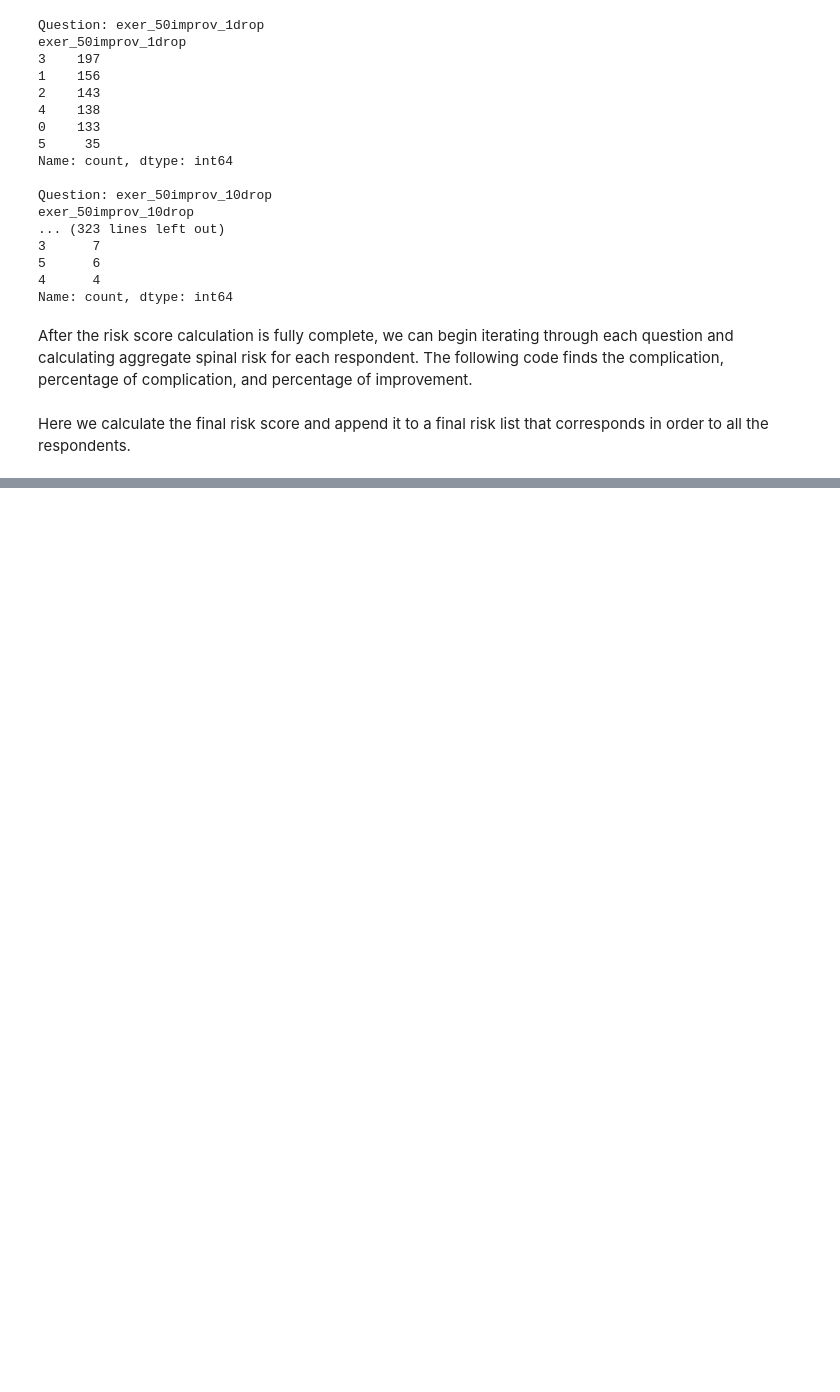
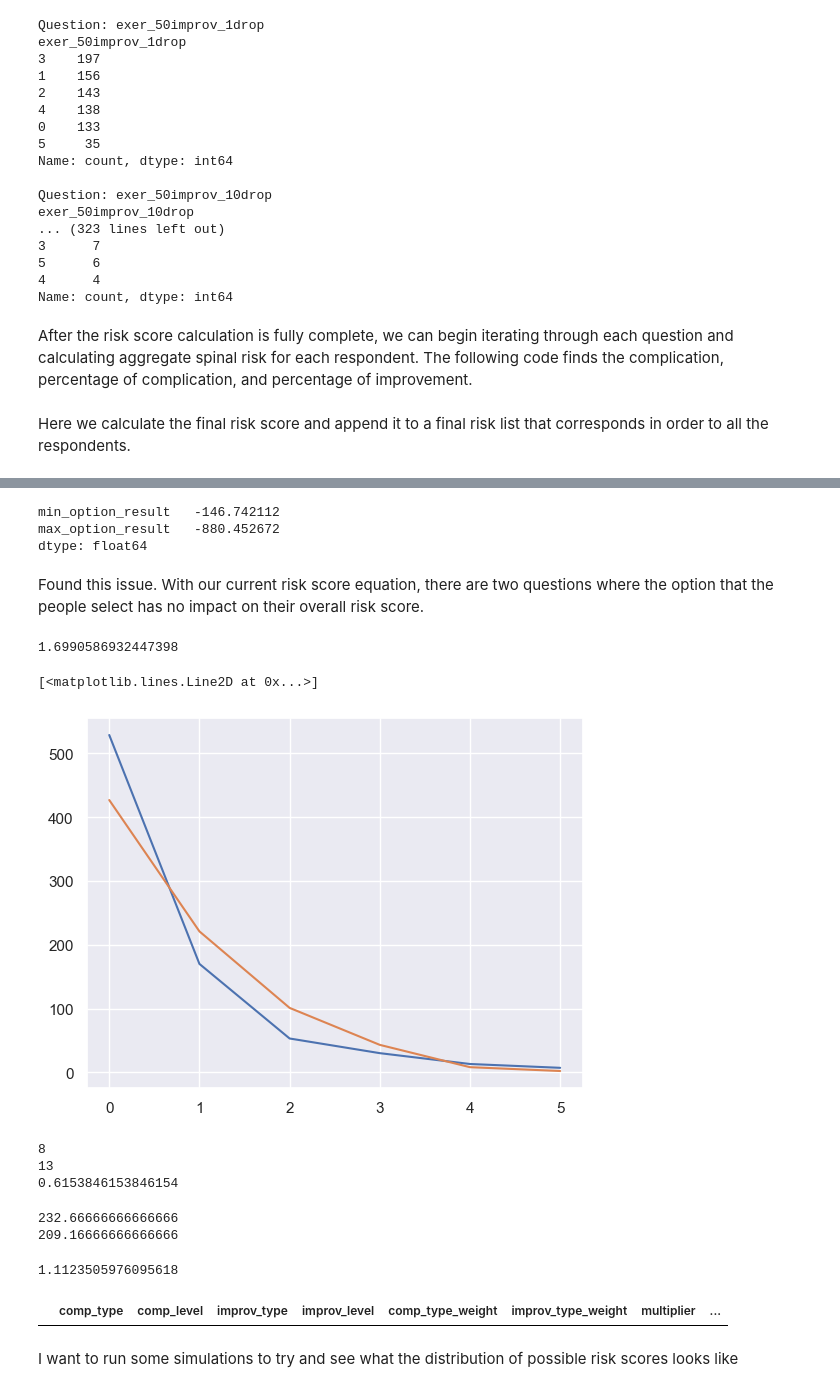
Before and after one commit to evanyfyip/vm-spinal-risk, a Jupyter notebook: vm-spinal-risk/notebooks/spinal_risk_calc.ipynb, the cells around one changed output, grey strips where cells are left out. Cells and saved outputs as stored; diff of their text form; code cells hidden in the pictures; blank space fills up the shorter version.

```diff
--- a/vm-spinal-risk/notebooks/spinal_risk_calc.ipynb
+++ b/vm-spinal-risk/notebooks/spinal_risk_calc.ipynb
@@ -157,0 +209,31 @@ spinal_risk_list
+# %%
+df = all_combos_df.copy()
+df['comp_level'] = df['comp_level'].astype(float)
+df['improv_level'] = df['improv_level'].astype(float)
+df['multiplier'] = df['comp_type_weight'] * df['comp_level'] - df['improv_type_weight'] * df['improv_level']
+
+# Computing the min and max possible values for that question
+df['min_option_result'] = df['multiplier'] / 6
+df['max_option_result'] = df['multiplier'] / 1
+
+# Computing the overall max and min risk scores
+df[['min_option_result', 'max_option_result']].sum(axis=0)
+# %% [output]
+min_option_result   -146.742112
+max_option_result   -880.452672
+dtype: float64
+# %% [markdown]
+Found this issue. With our current risk score equation, there are two questions where the option that the people select has no impact on their overall risk score.
+# %%
+np.mean([287/258, 80/35])
+# %% [output]
+1.6990586932447398
+# %%
+vals90 = np.array([529, 170, 53, 30, 13, 7])
+vals50 = np.array([427, 221, 101, 43, 8, 2])
+indexes = np.array([x for x in range(1, 7)])
+plt.plot(vals90)
+plt.plot(vals50)
+# %% [output]
+[<matplotlib.lines.Line2D at 0x...>]
+[figure, added]
@@ -157,0 +256,23 @@ spinal_risk_list
+# %%
+print(weighted_median(vals50, indexes))
+print(weighted_median(vals90, indexes))
+
+print(weighted_median(vals50, indexes) / weighted_median(vals90, indexes))
+# %% [output]
+8
+13
+0.6153846153846154
+# %%
+print(np.mean(vals50 * indexes))
+print(np.mean(vals90 * indexes))
+np.mean(vals50 * indexes) / np.mean(vals90 * indexes)
+# %% [output]
+232.66666666666666
+209.16666666666666
+1.1123505976095618
+# %%
+df[df['multiplier'] == 0]
+# %% [output]
+|  | comp_type | comp_level | improv_type | improv_level | comp_type_weight | improv_type_weight | multiplier | ... |
+# %% [markdown]
+I want to run some simulations to try and see what the distribution of possible risk scores looks like
```
Also changed, not shown: parts of 14 cells of this notebook.
